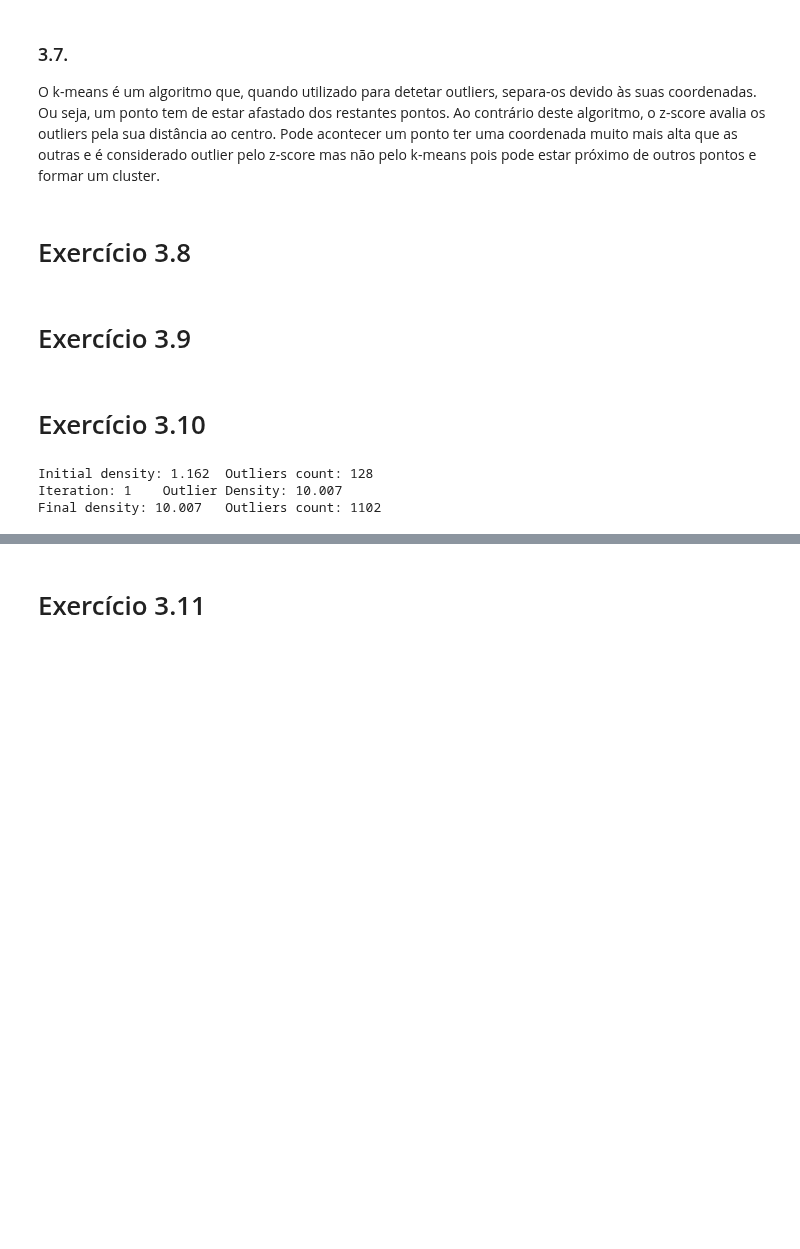
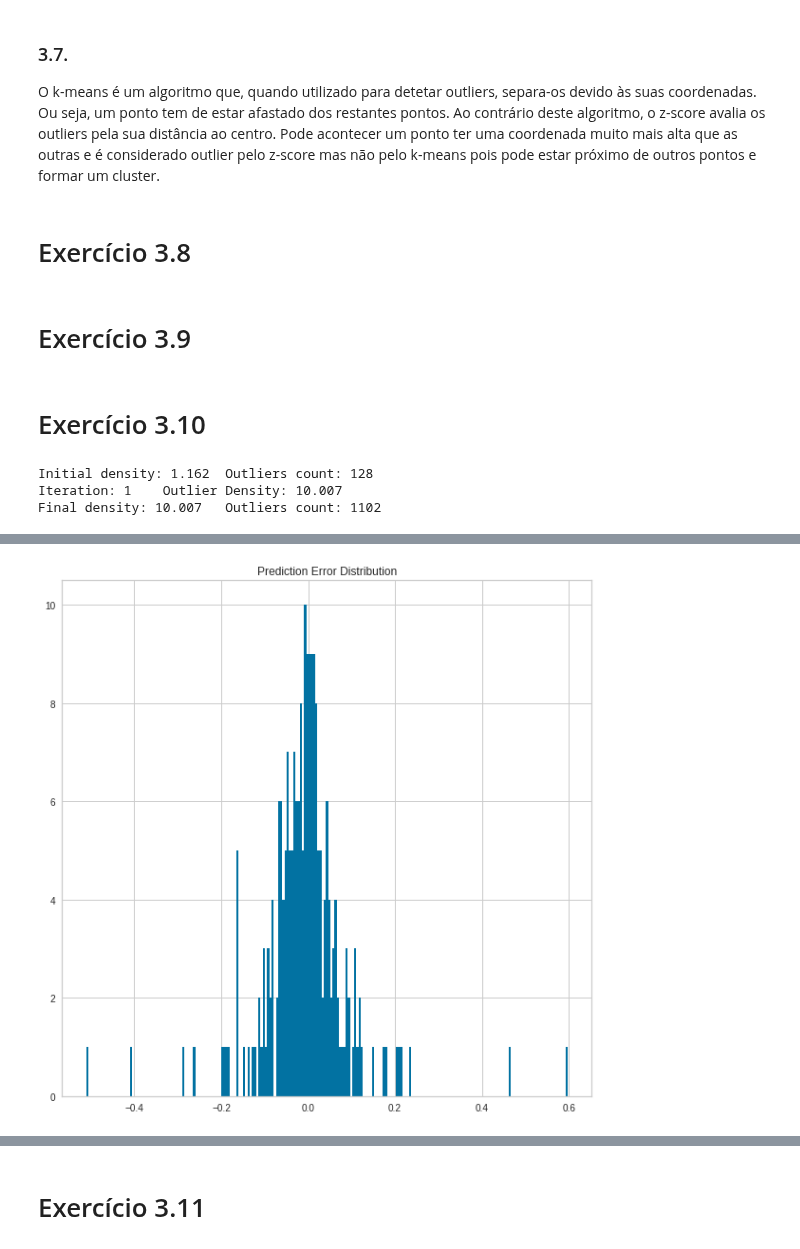
Before and after one commit to leonorcoelh0/TCD, a Jupyter notebook: Code/mainActivity.ipynb, the cells around one changed output, grey strips where cells are left out. Cells and saved outputs as stored; diff of their text form; code cells hidden in the pictures; blank space fills up the shorter version.

Commit message:
Outlier prediction done

```diff
--- a/Code/mainActivity.ipynb
+++ b/Code/mainActivity.ipynb
@@ -600,8 +600,8 @@ def linear_model_center(window, p):
 # %% [markdown]
 # Exercício 3.10
 # %%
-window_size = 30
-num_p = 15
+window_size = 15
+num_p = 10
 
 def LOO(window, p_test, model = 'normal'):
     errors = []
@@ -624,7 +624,7 @@ def LOO(window, p_test, model = 'normal'):
                 error += np.power(window[i] - predicted_value, 2)
             errors.append(error)
         else:
-            for i in range(int(np.floor(p/2)), len(window)-int(np.floor(p/2))):
+            for i in range(round(p/2), len(window)-round(p/2)):
                 aux = window[:i]
                 aux1 = window[i+1:]
                 aux.extend(aux1)
@@ -650,73 +650,58 @@ def LOO(window, p_test, model = 'normal'):
     return(p_test[errors.index(min(errors))])
 # %%
 def ex3_10(data):
-    errors = []
-    outliers_test = []
-    pred_outliers = []
-
     [inj_data, outliers, non_outliers] = outlier_injection(data, 10)
 
     frame = {
-        'Real Values': inj_data,
-        'Predicted Values': inj_data,
+        'Real Values': data,
+        'Transformed Values': inj_data,
+        'Predicted Values': None,
         'Was Predicted': [False for _ in range(len(inj_data))],
         'Category': ['Non Outlier' for _ in range(len(inj_data))]
     }
 
     df = pd.DataFrame(frame)
     df.loc[df.index.isin(outliers.index), 'Category'] = 'Outlier'
+    df = df.reset_index(drop=True)
 
-    pred_data_indexes = inj_data.index.values.tolist()
-    pred_data = inj_data.tolist()
-    inj_data_indexes = inj_data.index.values.tolist()
-    inj_data = inj_data.tolist()
+    for index in df.loc[df['Category'] == 'Outlier'].index.tolist():
+        if index < window_size:
+            continue
+        else:
+            window = df.loc[index-window_size-1:index-1]
 
-    for index, value in df.loc[df['Category'] == 'Outlier']['Real Values'].items():
-        if index <= num_p:
-            continue
+            if not window.loc[window['Category'] == 'Outlier'].empty:
+                continue
 
-        if index < window_size:
-            window = df[:index]
-        else:
-            window = df[index-window_size:index]
+            p = LOO(window['Transformed Values'].tolist(), [i for i in range(1, num_p+1)])
+            betas = linear_model(window['Transformed Values'].tolist(), p)
 
-#         if window.any():
-#             print(encontrei)
+            prediction = betas[0]
+            for i in range(1, len(betas)):
+                prediction += float(betas[i] * df.loc[index-i, ['Transformed Values']])
+            df.loc[index, ['Predicted Values']] = prediction
+            df.loc[index, ['Was Predicted']] = True
 
-#         p = LOO(window, [i for i in range(1, num_p+1)])
-#         betas = linear_model(window, p)
+    display(df.loc[df['Was Predicted']])
 
-#         pred_data[i] = 0
-#         for j in range(len(betas)):
-#             if j==0:
-#                 pred_data[i] += betas[j]
-#             else:
-#                 pred_data[i] += betas[j]*inj_data[i-j]
+    plt.figure(figsize=(10, 10))
+    plt.title('Prediction Error Distribution')
+    plt.hist(df.loc[df['Was Predicted']]['Real Values']-df.loc[df['Was Predicted']]['Predicted Values'], bins=len(df.loc[df['Was Predicted']]))
 
-#         errors.append(inj_data[i]-pred_data[i])
-#         outliers_test.append(inj_data[i])
-#         pred_outliers.append(pred_data[i])
+    outliers_sample = df.loc[df['Was Predicted']].sample(5)
+    for index, row in outliers_sample.iterrows():
+        window = df[index-window_size:index+1]
+        plt.figure(figsize=(10, 10))
+        plt.title('Prediction Example')
+        plt.scatter(window.index.tolist(), window['Transformed Values'], color='blue', label='Real Values')
+        plt.plot(index, row['Predicted Values'], 'ro', label='Predicted Values')
+        plt.legend()
 
-#     errors = np.array(errors)
-#     plt.figure(figsize=(10,10))
-#     plt.hist(errors, bins=int(len(np.unique(errors))/2))
-
-#     out_plot = outliers.sample(5)
-#     for out_index, value in out_plot.items():
-#         i = inj_data_indexes.index(out_index)
-#         real_values = inj_data[i-window_size:i+1]
-#         predicted_values = pred_data[i-window_size:i+1]
-
-#         plt.figure(figsize=(10,10))
-#         plt.scatter(pred_data_indexes[i-window_size:i+1], predicted_values, color='red', label='Predicted Values')
-#         plt.scatter(inj_data_indexes[i-window_size:i+1], real_values, color='blue', label='Original Values')
-#         plt.legend()
-#     print(len(outliers_test))
-#     outliers = outliers.tolist()
-#     plt.figure(figsize=(10, 10))
-#     plt.scatter([i for i in range(len(outliers_test))], outliers_test, color='blue', label='Original Values')
-#     plt.scatter([i for i in range(len(pred_outliers))], pred_outliers, color='red', label='Predicted Values')
-#     plt.legend()
+    plt.figure(figsize=(10, 10))
+    plt.title('Outlier Values vs. Predicted Values')
+    plt.scatter(df.loc[df['Was Predicted']].index.tolist(), df.loc[df['Was Predicted']]['Transformed Values'], color='red', label='Outlier Values')
+    plt.scatter(df.loc[df['Was Predicted']].index.tolist(), df.loc[df['Was Predicted']]['Predicted Values'], color='blue', label='Predicted Values')
+    plt.legend()
 
 ex3_10(data_mod.loc[data_mod['Label'] == 1]['Acc'])
 # %% [output]
@@ -725,0 +724 @@ Final density: 10.007   Outliers count: 1102
+[figure, added]
```
Also changed, not shown: parts of 6 cells of this notebook.
